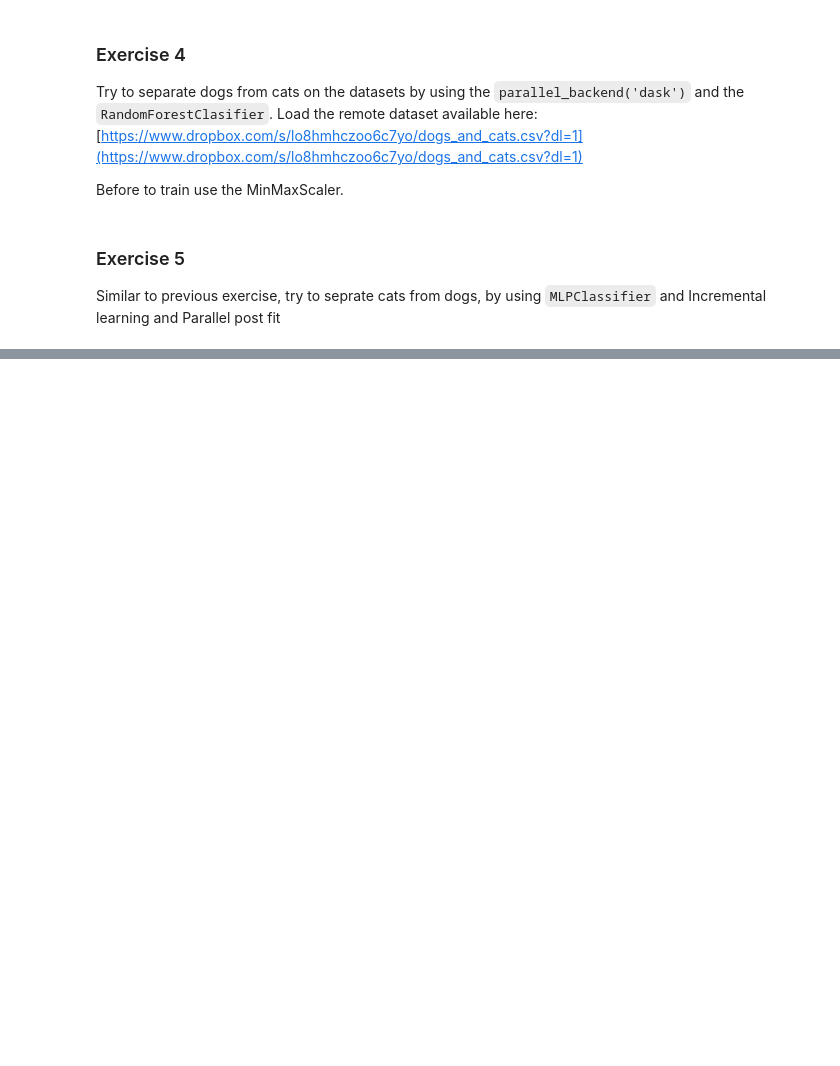
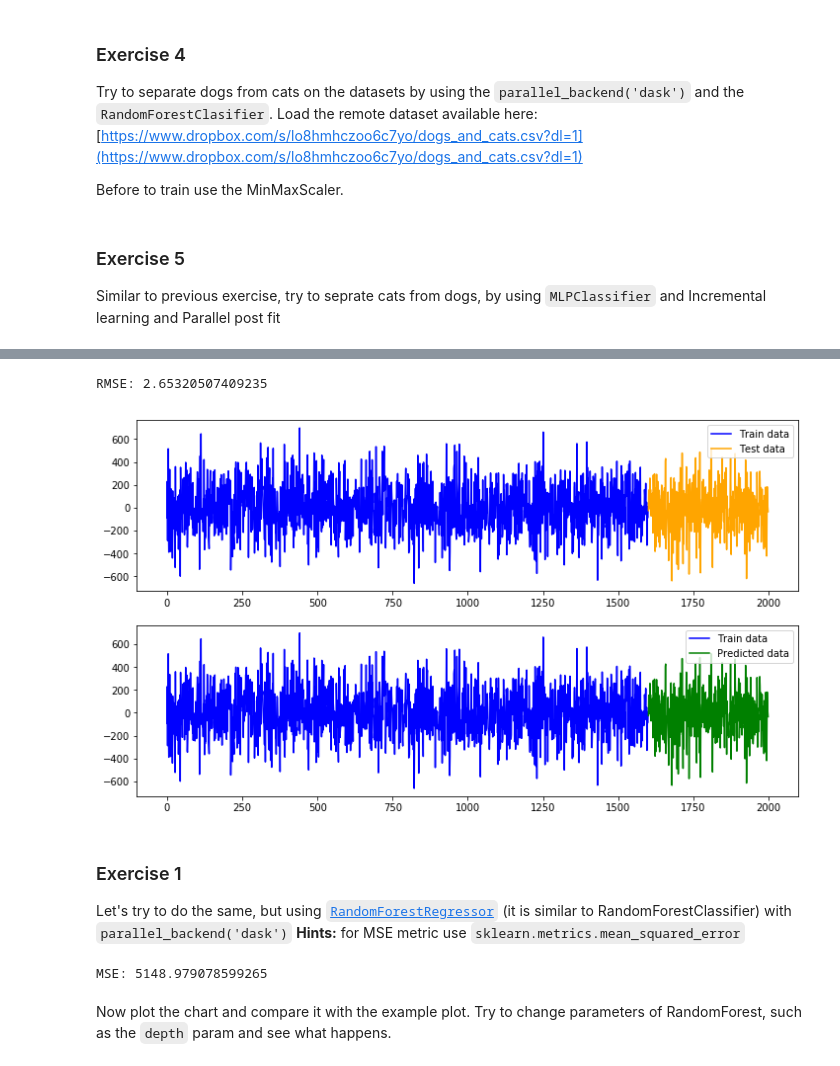
Before and after one commit to sirCamp/lectures, a Jupyter notebook: lecture_4/machine_learning_1.ipynb, the cells around one changed output, grey strips where cells are left out. Saved outputs shown, nothing was run; the diff lists cells and outputs as text; code cells hidden in the pictures; blank space fills up the shorter version.

````diff
--- a/lecture_4/machine_learning_1.ipynb
+++ b/lecture_4/machine_learning_1.ipynb
@@ -714,0 +754,64 @@ print("Accuracy: "+str(dask_ml.metrics.accuracy_score(y_test, clf.predict(X_test
+# %%
+from dask_ml.preprocessing import MinMaxScaler
+sc = MinMaxScaler()
+sc.fit(X_train)
+X_train = sc.transform(X_train)
+X_test = sc.transform(X_test)
+# %%
+from dask_ml.linear_model import LinearRegression
+from dask_ml.metrics import mean_squared_error
+## let's train and test the regression model
+## the metrics for regression model are different from classification ones
+## for regression models R^2 or MSE are the most used.
+## Dask allows to use RMSE in distributed mode, so we use it!
+
+lr = LinearRegression(fit_intercept=True)
+
+lr.fit(X_train, y_train)
+
+y_pred = lr.predict(X_test)
+
+print("MSE: "+str(mean_squared_error(y_test, y_pred)))
+# %% [output]
+RMSE: 2.65320507409235
+# %%
+import matplotlib.pyplot as plt
+import numpy as np
+%matplotlib inline
+
+
+figsize = (12, 7)
+import matplotlib.pyplot as plt
+plt.figure(2, figsize=figsize)
+plt.subplot(211)
+plt.plot(y_train.compute(), label='Train data', color='blue')
+plt.plot(np.concatenate([[np.nan for i in range(len(y_train.compute()))],y_test.compute()]), label='Test data', color='orange')
+plt.legend(loc='upper right')
+plt.subplot(212)
+plt.plot(y_train.compute(), label='Train data', color='blue')
+plt.plot(np.concatenate([[np.nan for i in range(len(y_train.compute()))],y_pred.compute()]), label='Predicted data', color='green')
+plt.legend(loc='upper right')
+
+plt.show()
+# %% [output]
+[figure, added]
+# %% [markdown]
+### Exercise 1
+Let's try to do the same, but using [```RandomForestRegressor```](https://scikit-learn.org/stable/modules/generated/sklearn.ensemble.RandomForestRegressor.html) (it is similar to RandomForestClassifier) with ```parallel_backend('dask')```
+**Hints:** for MSE metric use ```sklearn.metrics.mean_squared_error```
+# %%
+from sklearn.externals.joblib import parallel_backend
+from sklearn.ensemble import RandomForestRegressor
+from dask_ml.preprocessing import MinMaxScaler
+from sklearn.metrics import mean_squared_error
+
+
+## n_jobs = -1 means that the algorithm may use all the CPU resources available.
+## By using dask scheduler all the CPU resources become "all the Cluster resources"!
+## put your code here
+print("MSE: "+str(mean_squared_error(y_test.compute(), clf.predict(X_test))))
+# %% [output]
+MSE: 5148.979078599265
+# %% [markdown]
+Now plot the chart and compare it with the example plot.
+Try to change parameters of RandomForest, such as the ```depth``` param and see what happens.
````
Also changed, not shown: parts of 5 cells of this notebook, 2 other files.
